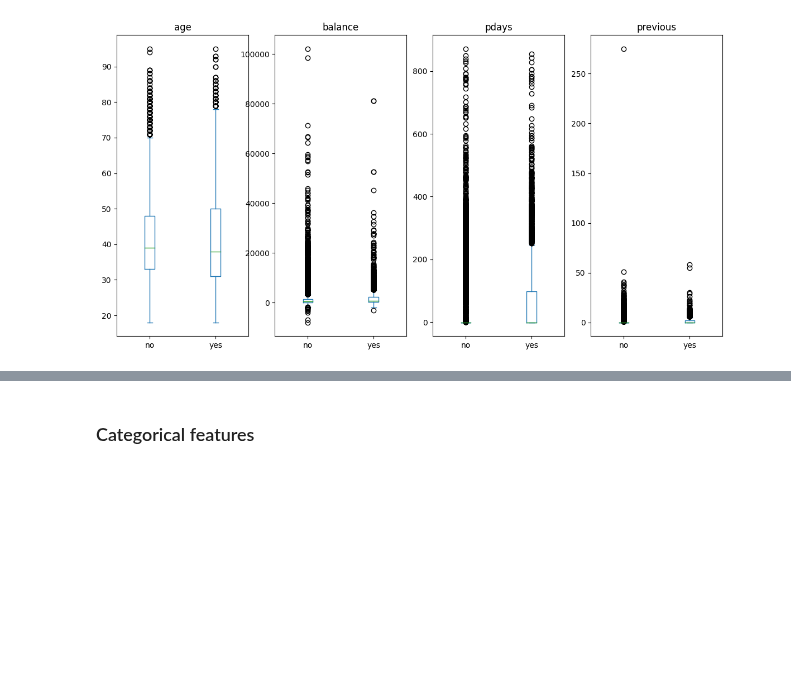
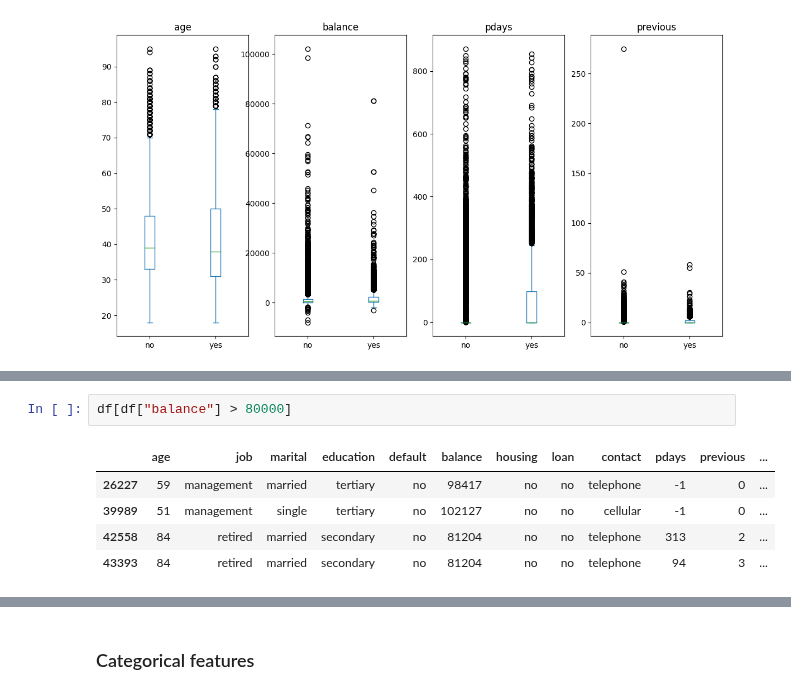
Before and after one commit to dmytrovelychko/rd_ds_python, a Jupyter notebook: cw.ipynb, the cells around one changed output, grey strips where cells are left out. Cells and saved outputs as stored; diff of their text form; blank space fills up the shorter version.

```diff
--- a/cw.ipynb
+++ b/cw.ipynb
@@ -123,0 +135,8 @@ dtype: object
+# %%
+df[df["balance"] > 80000]
+# %% [output]
+|  | age | job | marital | education | default | balance | housing | loan | contact | pdays | previous | ... |
+| 26227 | 59 | management | married | tertiary | no | 98417 | no | no | telephone | -1 | 0 | ... |
+| 39989 | 51 | management | single | tertiary | no | 102127 | no | no | cellular | -1 | 0 | ... |
+| 42558 | 84 | retired | married | secondary | no | 81204 | no | no | telephone | 313 | 2 | ... |
+| 43393 | 84 | retired | married | secondary | no | 81204 | no | no | telephone | 94 | 3 | ... |
```
Also changed, not shown: parts of 11 cells of this notebook.
